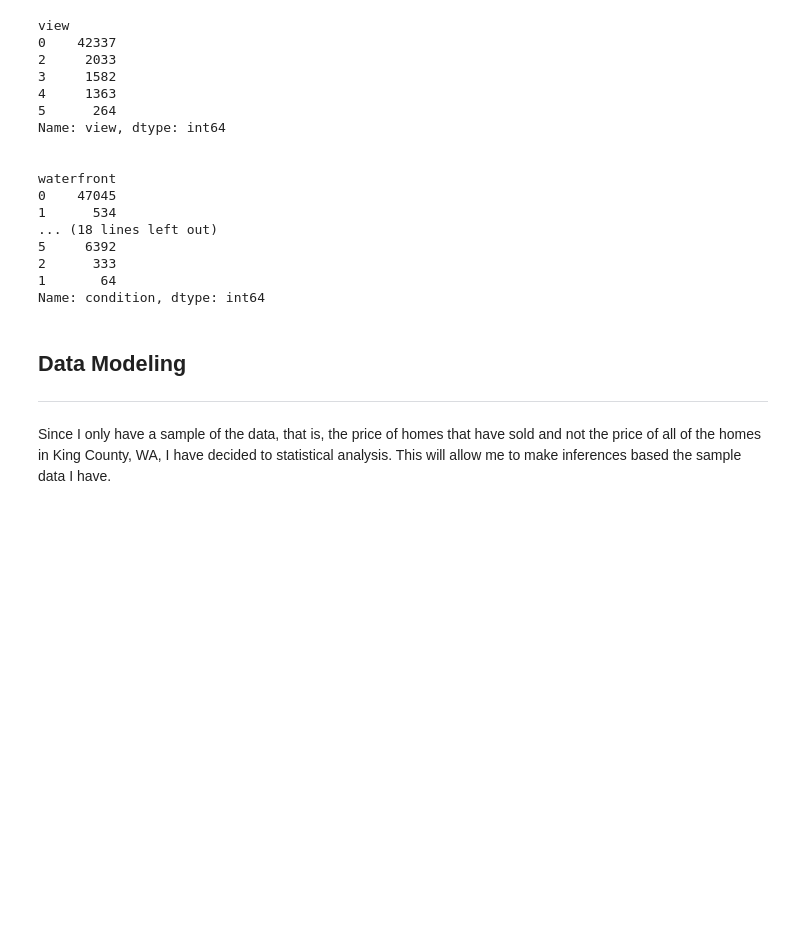
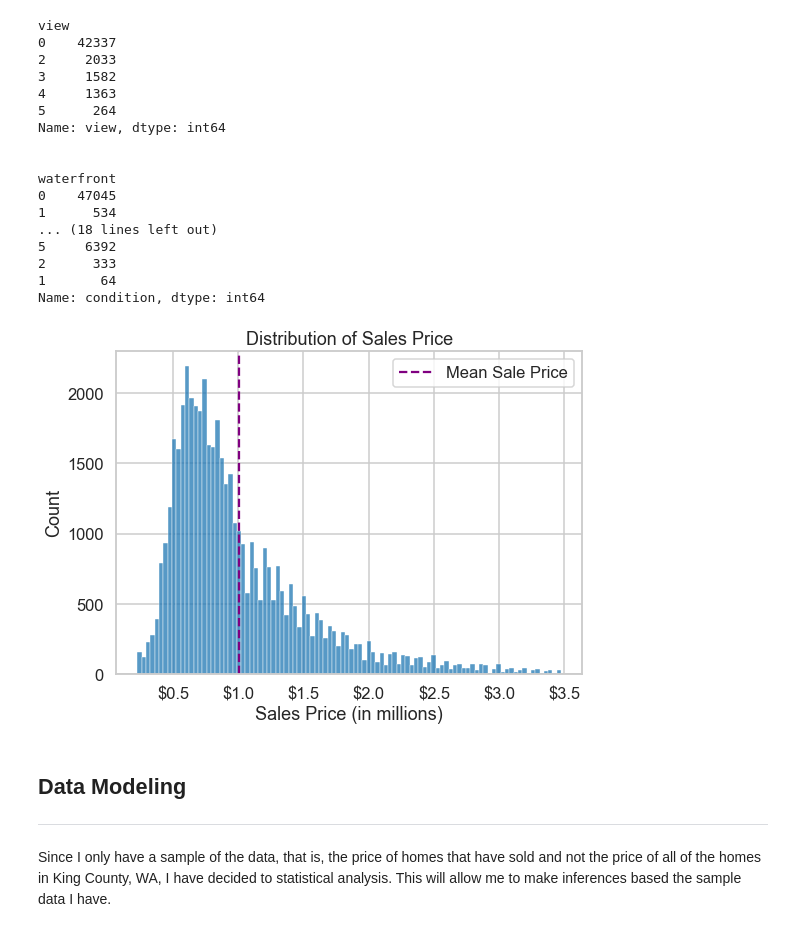
Before and after one commit to rlodetti/Housing_Project, a Jupyter notebook: housing_project.ipynb, the cells around one changed output. Cells and saved outputs as stored; diff of their text form; code cells hidden in the pictures; blank space fills up the shorter version.

```diff
--- a/housing_project.ipynb
+++ b/housing_project.ipynb
@@ -392,3 +392,7 @@ Name: condition, dtype: int64
+# %%
+dv.price_viz(df)
+# %% [output]
+[figure, added]
 # %% [markdown]
 ## Data Modeling
 ***
```
Also changed, not shown: parts of 5 cells of this notebook, 5 other files.
